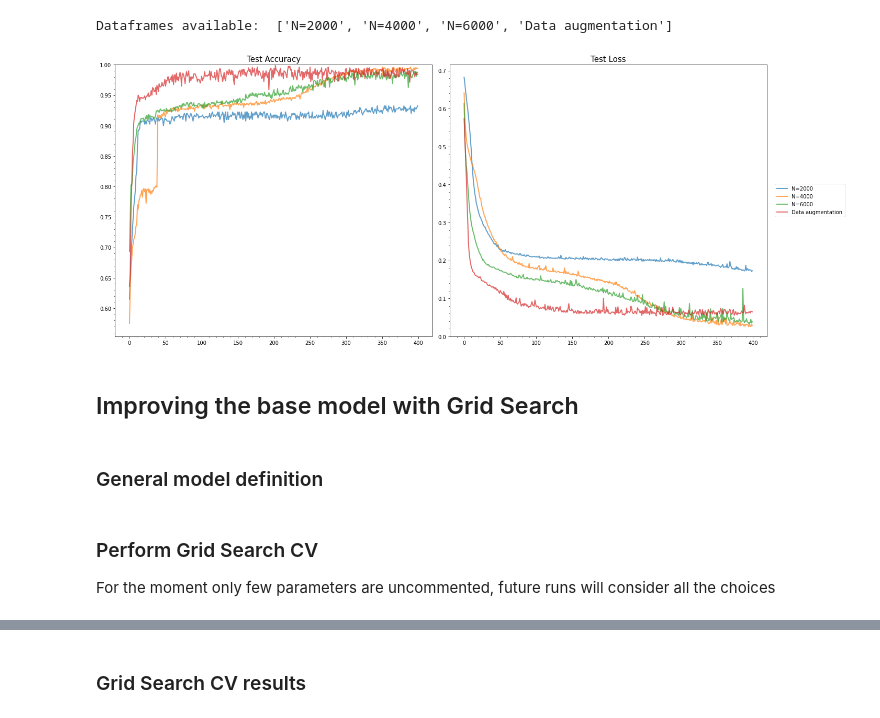
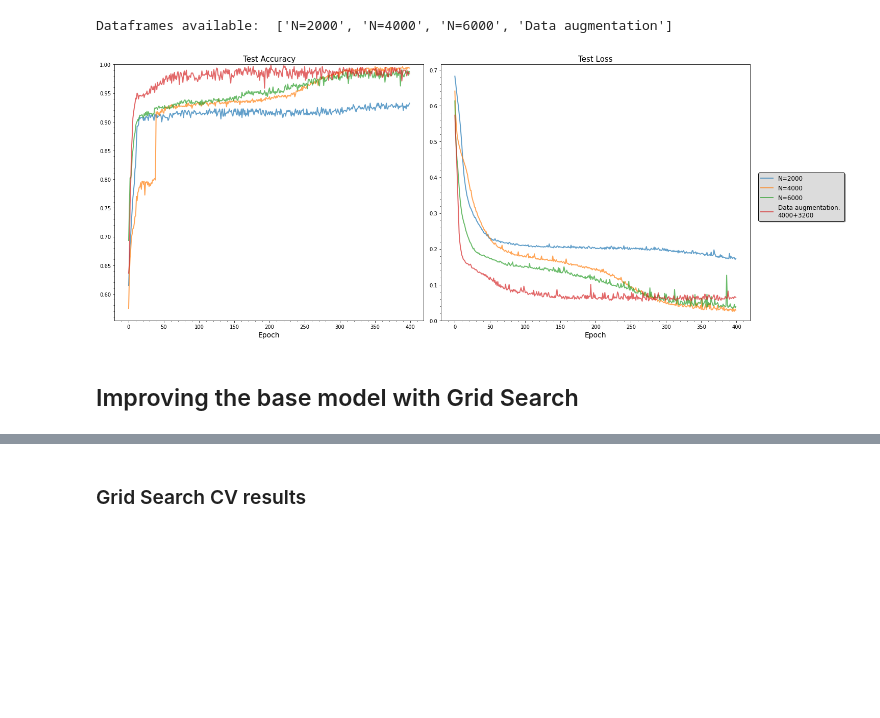
Before and after one commit to PaoloZinesi/ComputationalPhysics_modB, a Jupyter notebook: ASSIGNMENT/analyse_data_DNN_2022-20220308-121412.ipynb, the cells around one changed output, grey strips where cells are left out. Cells and saved outputs as stored; diff of their text form; code cells hidden in the pictures; blank space fills up the shorter version.

```diff
--- a/ASSIGNMENT/analyse_data_DNN_2022-20220308-121412.ipynb
+++ b/ASSIGNMENT/analyse_data_DNN_2022-20220308-121412.ipynb
@@ -44,13 +70,3 @@ aug_amount = 3200
 
 # save training data (loss, accuracy) in a csv file
 save_csv = False
-# %%
-# Definition of useful functions
-
-def Rescale(x, scale=50, normalize=False):
-    if normalize:
-        return (x-x.mean())/np.sqrt(x.var())
-    elif (scale != 0):
-        return x/scale
-
-    return x
@@ -113,11 +241,8 @@ Train: 3200      Validation: 800
 # %% [markdown]
 #### Rescale input data
 # %%
-x_train = Rescale(x_train, scale=50, normalize=False)
-x_valid = Rescale(x_valid, scale=50, normalize=False)
-
-
-#POINT 3 of assignment, have to try another rescaling of data
+x_train = Rescale(x_train, scale=50)
+x_valid = Rescale(x_valid, scale=50)
 # %% [markdown]
 #### Data augmentation
 Obviously, only the training data are augmented, while the validation set remains unchanged.
@@ -127,8 +252,8 @@ if augment_data:
     # generate random shifts for the selected training data
     theta = np.random.rand(aug_amount)*(2*np.pi) # random directions of shifts
     mask = np.random.choice(x_train.shape[0], aug_amount, replace=True)
-    shift = np.random.normal(loc=0.1, scale=0.001, size=aug_amount)
-
+    shift = np.random.normal(loc=0.1, scale=0.01, size=aug_amount)
+    shift[abs(shift-0.1)>0.2]=0.1 #To avoid outliers
     # augmented data are shifted w.r.t. the original data
     # and have the same label
     x_aug = x_train[mask] +  np.vstack((shift*np.cos(theta),shift* np.sin(theta))).T
@@ -199,8 +312,7 @@ None
 ### Optimization method and cost function
 # %%
 model.compile(loss='binary_crossentropy',
-              #optimizer='RMSprop',
-              optimizer='adam',
+              optimizer='Adam',
               metrics=['accuracy'])
 # %% [markdown]
 ### Training
@@ -321,32 +491,42 @@ Dataframes available:  ['N=2000', 'N=4000', 'N=6000', 'Data augmentation']
 # %%
 fig, AX = plt.subplots(1,2,figsize=(18,8))
 
-for key in df_dic:
+# no data augmentation
+for key in itertools.islice(df_dic.keys(), 3):
     AX[0].plot(df_dic[key]['val_accuracy'], label=key, linewidth=2, alpha=0.7)
     AX[1].plot(df_dic[key]['val_loss'], label=key, linewidth=2, alpha=0.7)
 
+# data augmentation
+AX[0].plot(df_dic[list(df_dic.keys())[-1]]['val_accuracy'], label=f"Data augmentation: \n4000+3200", linewidth=2, alpha=0.7)
+AX[1].plot(df_dic[list(df_dic.keys())[-1]]['val_loss'], label=f"Data augmentation: \n4000+3200", linewidth=2, alpha=0.7)
+
+# plot options
 AX[0].minorticks_on()
 AX[0].set_title("Test Accuracy", fontsize=15)
 AX[0].set_ylim(top=1)
+AX[0].set_xlabel("Epoch", fontsize=14)
 # AX[0].legend(loc="lower right", fontsize=10)
 
 AX[1].minorticks_on()
 AX[1].set_title("Test Loss", fontsize=15)
 AX[1].set_ylim(bottom=0)
+AX[1].set_xlabel("Epoch", fontsize=14)
 # AX[1].legend(loc="upper right", fontsize=10)
 
 axLines, axLabels = AX[0].get_legend_handles_labels()
 
 fig.legend(axLines, axLabels,
-    loc='center left', bbox_to_anchor=(1, 0.5)
+    loc='center left', bbox_to_anchor=(1, 0.5),
+    fontsize=14, prop={'size':14}, facecolor='gainsboro', edgecolor='black', shadow=True
     )
+
+
+plt.savefig("Test_AccuracyAndLoss", bbox_inches="tight")
+
 
 fig.tight_layout()
 plt.show()
 # %% [output]
-[figure, old version]
+[figure, new version]
 # %% [markdown]
 ## Improving the base model with Grid Search
-# %% [markdown]
-
-### General model definition
@@ -391,3 +532,0 @@ model_gridsearch = KerasClassifier(build_fn=compile_model,
-# %% [markdown]
-### Perform Grid Search CV
-For the moment only few parameters are uncommented, future runs will consider all the choices
```
Also changed, not shown: parts of 89 cells of this notebook, 10 other files.
